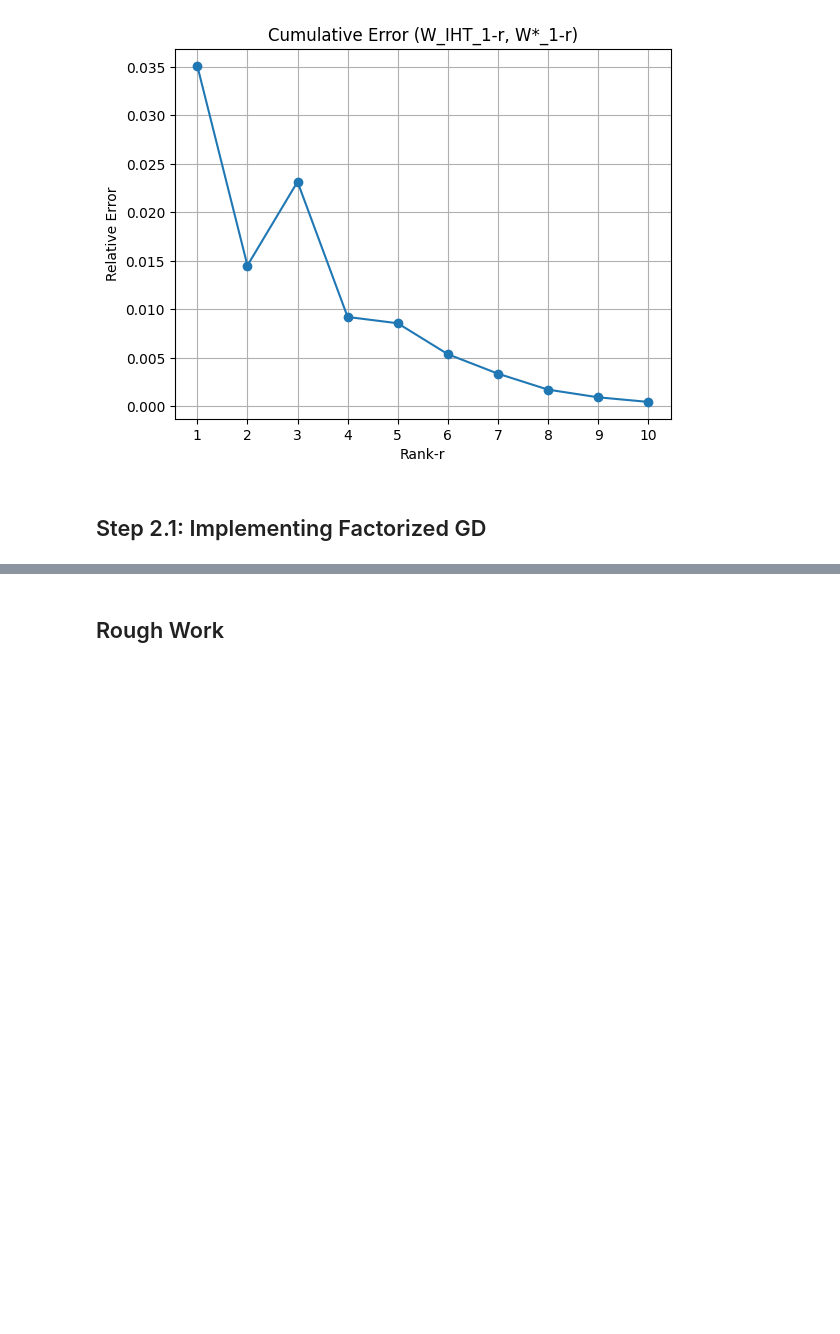
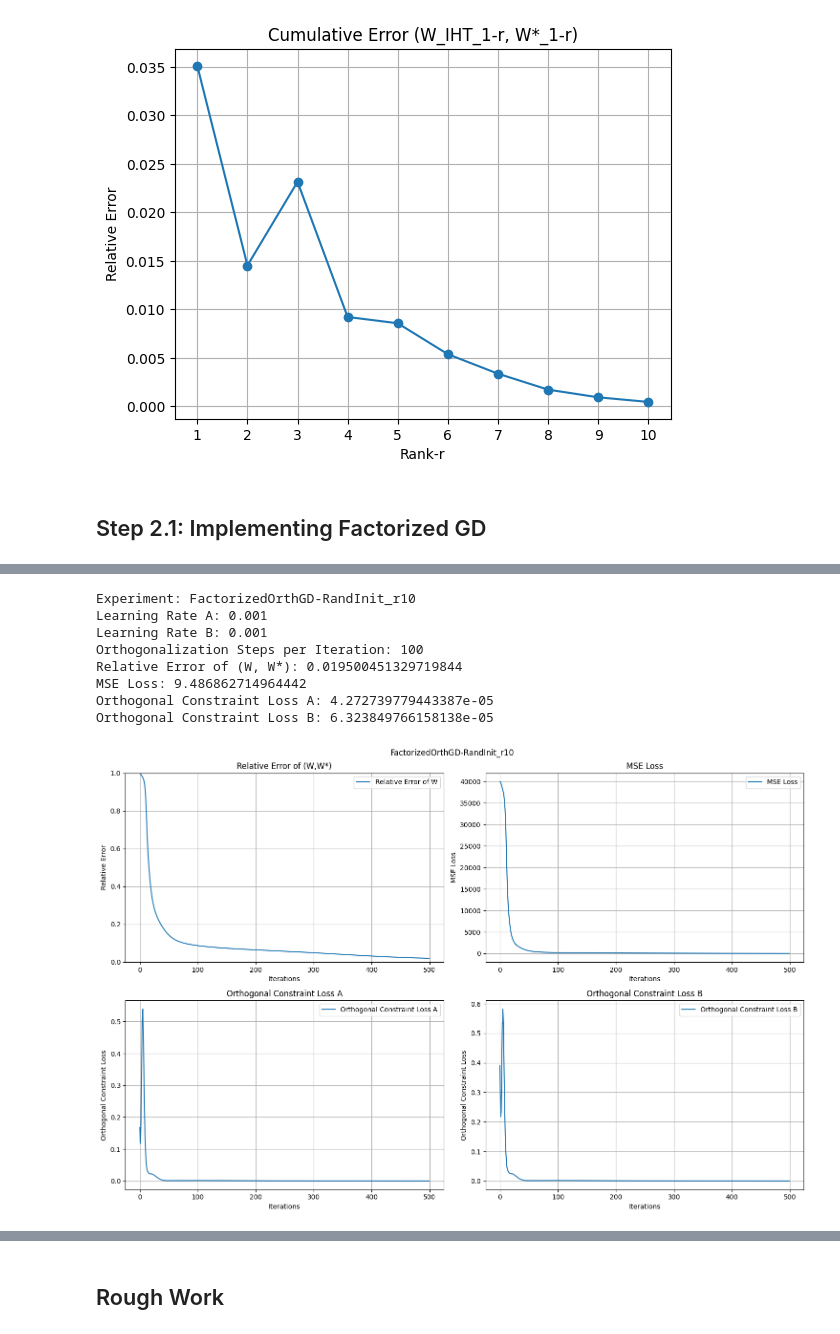
Before and after one commit to nikhil-chigali/Sequential-Low-Rank-Regression, a Jupyter notebook: sequential_low_rank_regression.ipynb, the cells around one changed output, grey strips where cells are left out. Drawn from its saved outputs; the diff is of its cells as text; code cells hidden in the pictures; blank space fills up the shorter version.

```diff
--- a/sequential_low_rank_regression.ipynb
+++ b/sequential_low_rank_regression.ipynb
@@ -899,0 +654,22 @@ Orthogonal Constraint Loss (A, B):  0.005398375463838491 0.005410598204184243
+# %%
+exp_name = "FactorizedOrthGD-RandInit_r10"
+
+A_new, B_new, errors = FactorizedGD_Orth(
+    X, Y, A_0["random"], B_0["random"], W_star, args
+)
+
+# Logging the final loss and relative errors
+log_to_csv(filename, exp_name, errors, args)
+
+# Plotting the errors
+plot_all_errors(exp_name, errors)
+# %% [output]
+Experiment: FactorizedOrthGD-RandInit_r10
+Learning Rate A: 0.001
+Learning Rate B: 0.001
+Orthogonalization Steps per Iteration: 100
+Relative Error of (W, W*): 0.019500451329719844
+MSE Loss: 9.486862714964442
+Orthogonal Constraint Loss A: 4.272739779443387e-05
+Orthogonal Constraint Loss B: 6.323849766158138e-05
+[figure, added]
```
Also changed, not shown: parts of 35 cells of this notebook, 4 other files.
